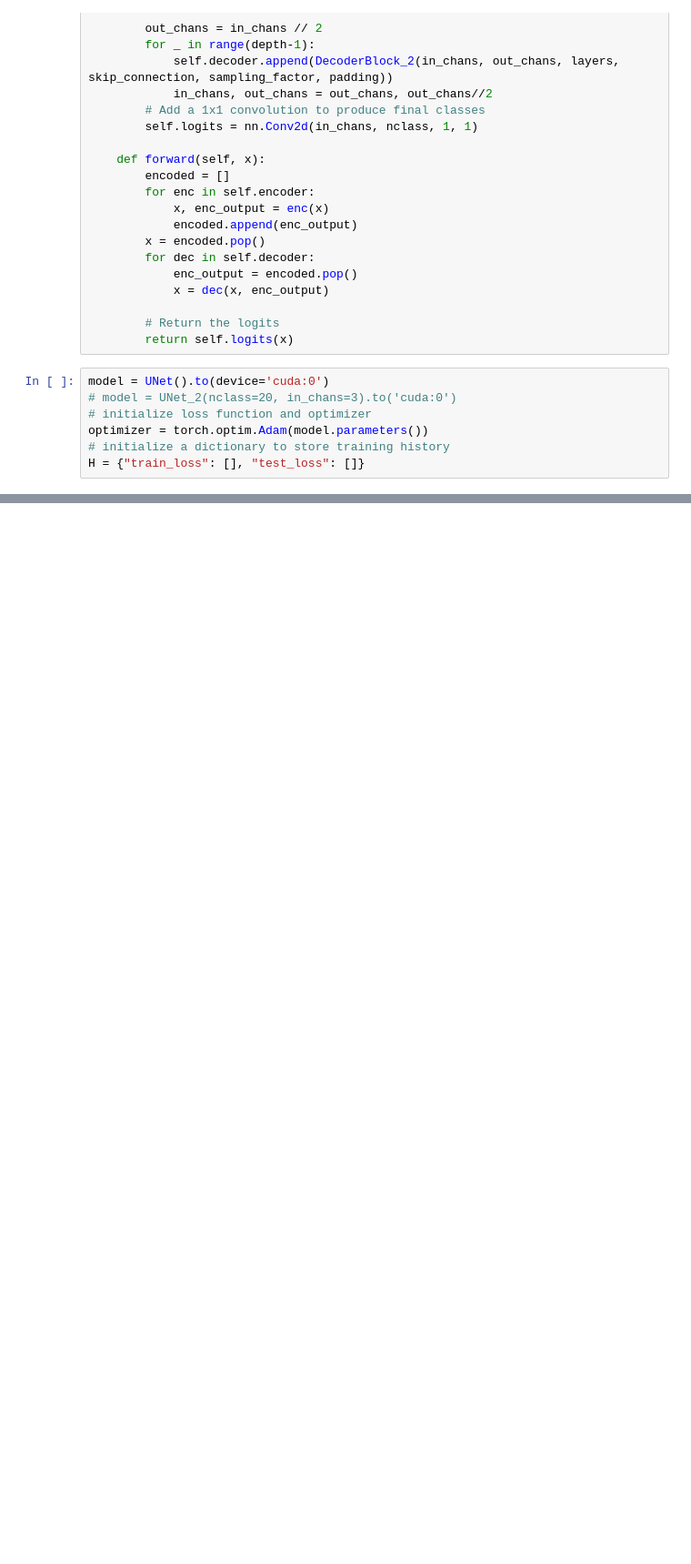
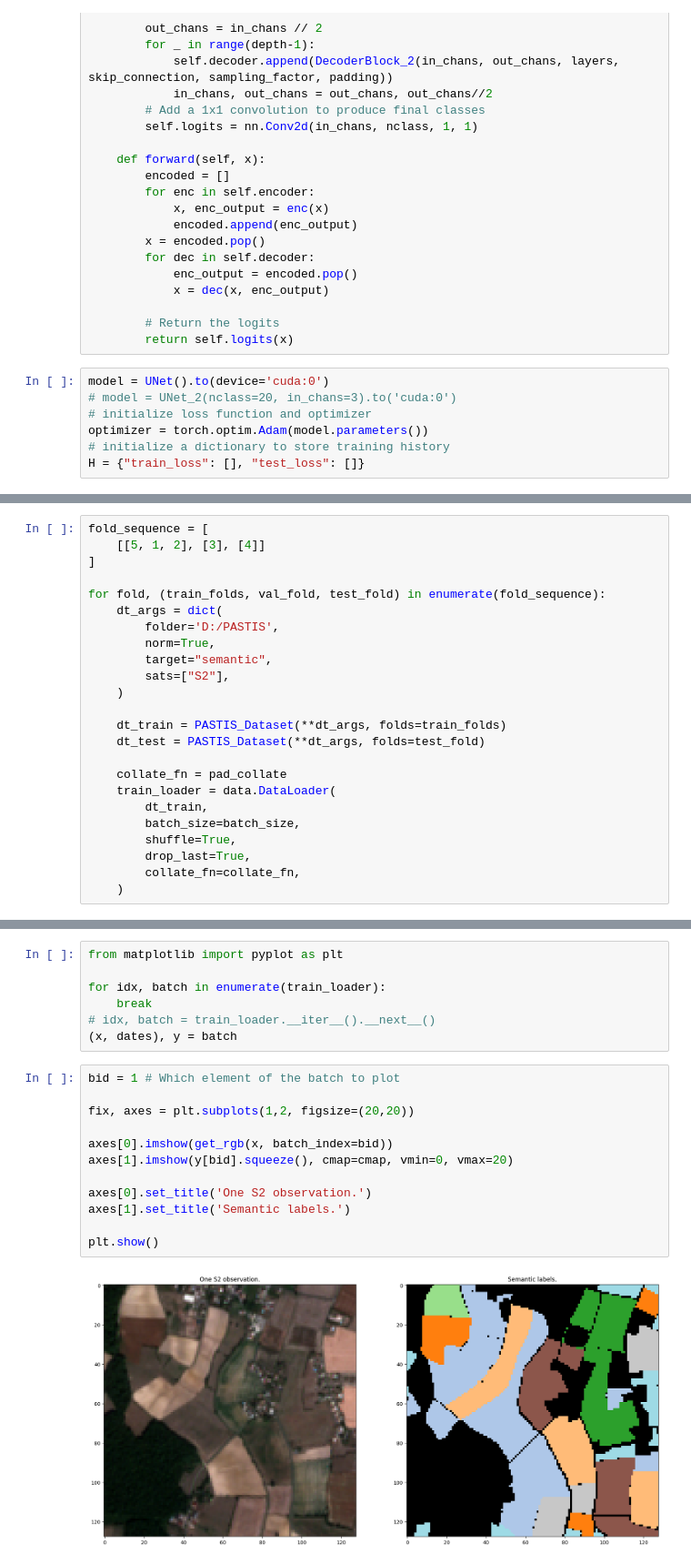
Before and after one commit to blakeschwartz02/CV_Project_2024, a Jupyter notebook: pastis-benchmark/code/FCN.ipynb, the cells around one changed output, grey strips where cells are left out. Shown at 91% size. Cells and saved outputs as stored; diff of their text form; blank space fills up the shorter version.

```diff
--- a/pastis-benchmark/code/FCN.ipynb
+++ b/pastis-benchmark/code/FCN.ipynb
@@ -537,0 +616,24 @@ EPOCH 6/20
+# %%
+fold_sequence = [
+    [[5, 1, 2], [3], [4]]
+]
+
+for fold, (train_folds, val_fold, test_fold) in enumerate(fold_sequence):
+    dt_args = dict(
+        folder='D:/PASTIS',
+        norm=True,
+        target="semantic",
+        sats=["S2"],
+    )
+
+    dt_train = PASTIS_Dataset(**dt_args, folds=train_folds)
+    dt_test = PASTIS_Dataset(**dt_args, folds=test_fold)
+
+    collate_fn = pad_collate
+    train_loader = data.DataLoader(
+        dt_train,
+        batch_size=batch_size,
+        shuffle=True,
+        drop_last=True,
+        collate_fn=collate_fn,
+    )
@@ -537,0 +657,21 @@ EPOCH 6/20
+# %%
+from matplotlib import pyplot as plt
+
+for idx, batch in enumerate(train_loader):
+    break
+# idx, batch = train_loader.__iter__().__next__()
+(x, dates), y = batch
+# %%
+bid = 1 # Which element of the batch to plot
+
+fix, axes = plt.subplots(1,2, figsize=(20,20))
+
+axes[0].imshow(get_rgb(x, batch_index=bid))
+axes[1].imshow(y[bid].squeeze(), cmap=cmap, vmin=0, vmax=20)
+
+axes[0].set_title('One S2 observation.')
+axes[1].set_title('Semantic labels.')
+
+plt.show()
+# %% [output]
+[figure, added]
```
Also changed, not shown: parts of 18 cells of this notebook, 15 other files.
